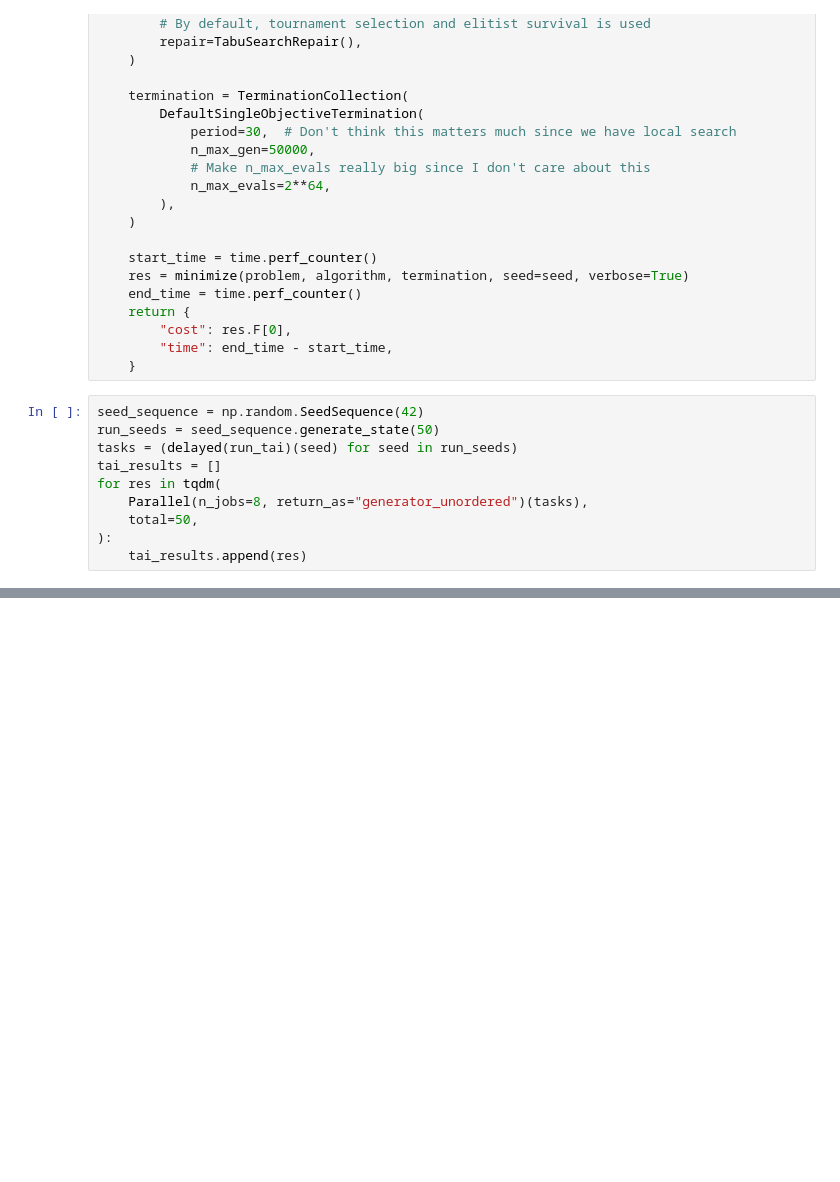
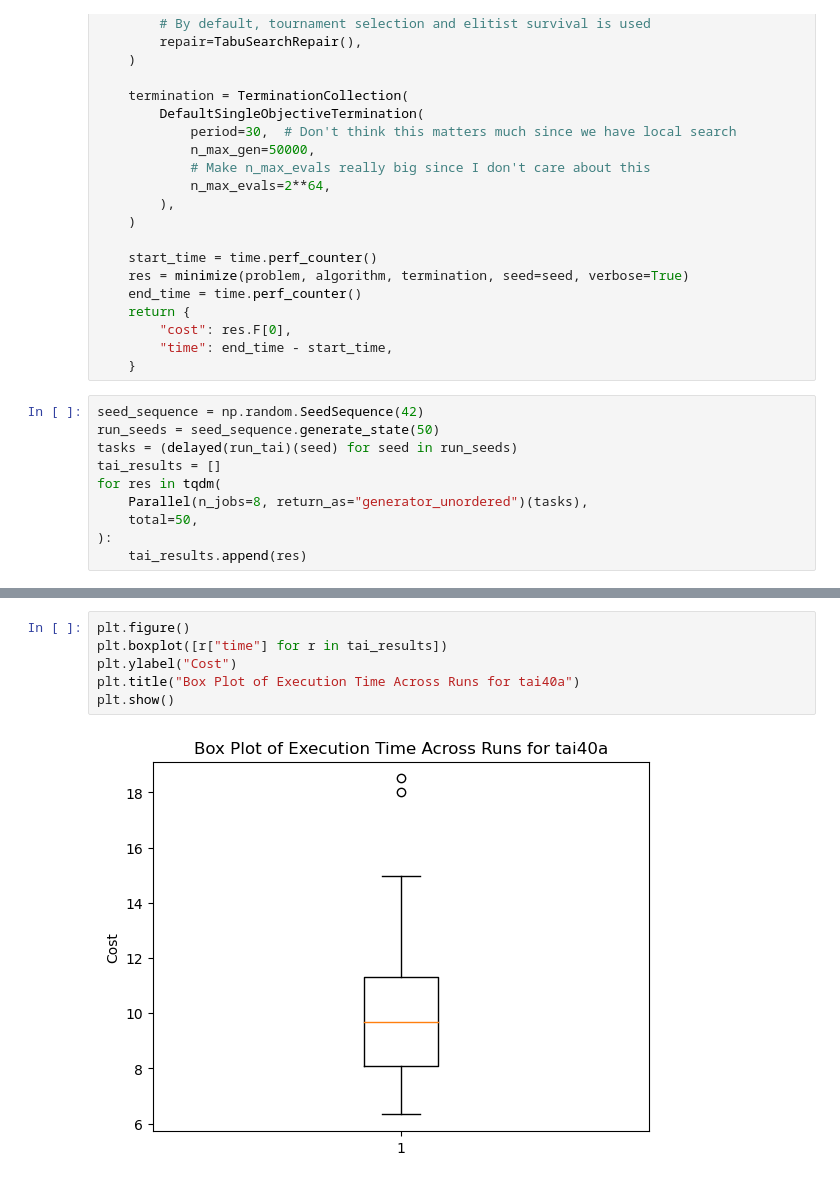
Before and after one commit to vincentr23/QAP_Assignment, a Jupyter notebook: notebooks/0.04-250mhz-try-local-search.ipynb, the cells around one changed output, grey strips where cells are left out. Cells and saved outputs as stored; diff of their text form; blank space fills up the shorter version.

```diff
--- a/notebooks/0.04-250mhz-try-local-search.ipynb
+++ b/notebooks/0.04-250mhz-try-local-search.ipynb
@@ -131,0 +215,8 @@ print(np.min([r["cost"] for r in tai_results]))
+# %%
+plt.figure()
+plt.boxplot([r["time"] for r in tai_results])
+plt.ylabel("Cost")
+plt.title("Box Plot of Execution Time Across Runs for tai40a")
+plt.show()
+# %% [output]
+[figure, added]
```
Also changed, not shown: parts of 9 cells of this notebook.
